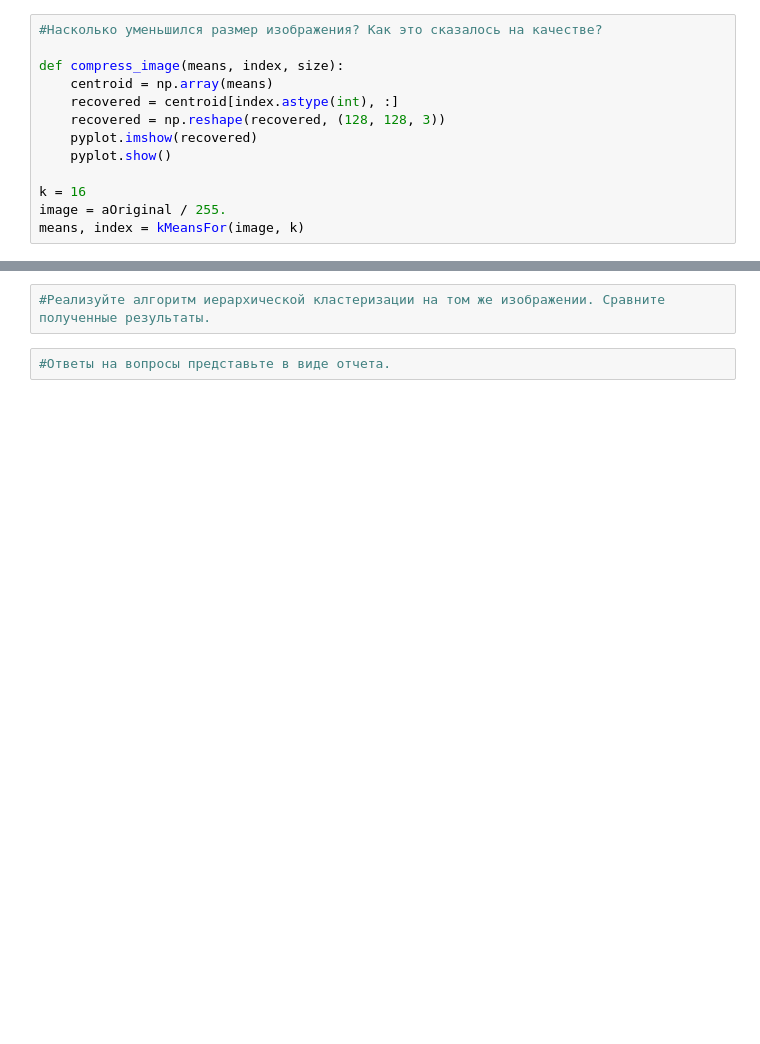
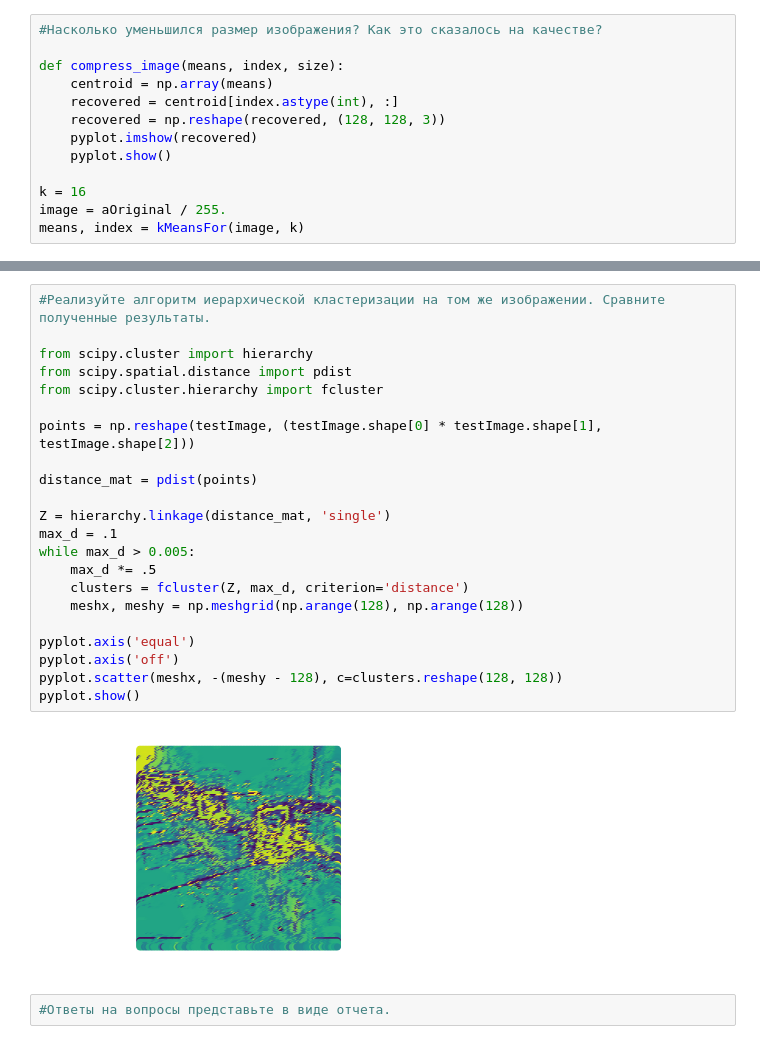
Before and after one commit to dlmtvch/masters, a Jupyter notebook: 3/ML/Lab 6/Lab 6.ipynb, the cells around one changed output, grey strips where cells are left out. Cells and saved outputs as stored; diff of their text form; blank space fills up the shorter version.

```diff
--- a/3/ML/Lab 6/Lab 6.ipynb
+++ b/3/ML/Lab 6/Lab 6.ipynb
@@ -209,4 +209,26 @@ compress_image(means, index, testImage)
-# %%
-#Реализуйте алгоритм иерархической кластеризации на том же изображении. Сравните полученные результаты.
+# %%
+#Реализуйте алгоритм иерархической кластеризации на том же изображении. Сравните полученные результаты.
+
+from scipy.cluster import hierarchy
+from scipy.spatial.distance import pdist
+from scipy.cluster.hierarchy import fcluster
+
+points = np.reshape(testImage, (testImage.shape[0] * testImage.shape[1], testImage.shape[2]))
+
+distance_mat = pdist(points)
+
+Z = hierarchy.linkage(distance_mat, 'single')
+max_d = .1
+while max_d > 0.005:
+    max_d *= .5
+    clusters = fcluster(Z, max_d, criterion='distance')
+    meshx, meshy = np.meshgrid(np.arange(128), np.arange(128))
+
+pyplot.axis('equal')
+pyplot.axis('off')
+pyplot.scatter(meshx, -(meshy - 128), c=clusters.reshape(128, 128))
+pyplot.show()
+# %% [output]
+[figure, added]
 # %%
 #Ответы на вопросы представьте в виде отчета.
```
Also changed, not shown: parts of 7 cells of this notebook.
